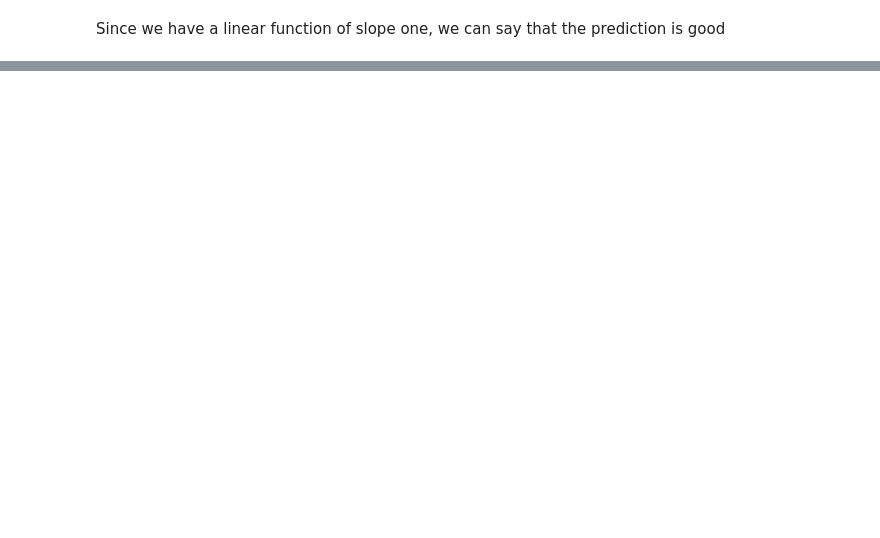
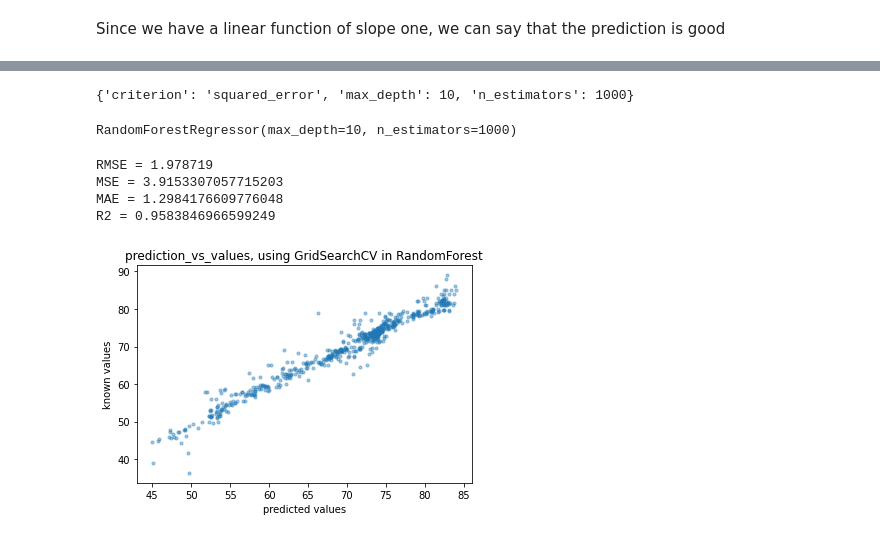
Before and after one commit to lautarogpavioni/Projects, a Jupyter notebook: Life expectancy/Prediction_life_expectancy.ipynb, the cells around one changed output, grey strips where cells are left out. Cells and saved outputs as stored; diff of their text form; code cells hidden in the pictures; blank space fills up the shorter version.

```diff
--- a/Life expectancy/Prediction_life_expectancy.ipynb
+++ b/Life expectancy/Prediction_life_expectancy.ipynb
@@ -318,0 +468,6 @@ Since we have a linear function of slope one, we can say that the prediction is
+# %%
+parameters_grid = {'max_depth': [3,6,10],
+                   'n_estimators': [100,500,1000],
+                   'criterion':['friedman_mse', 'squared_error', 'poisson', 'absolute_error']
+
+                }
@@ -318,0 +476,9 @@ Since we have a linear function of slope one, we can say that the prediction is
+# %%
+xgb_gridsearch = GridSearchCV( estimator= model_rf,
+                              param_grid= parameters_grid,
+                              scoring = 'neg_mean_squared_error',
+                              cv = 5,
+                              verbose = 5
+                              )
+# %%
+xgb_gridsearch.fit(x_train, y_train)
@@ -318,0 +499,29 @@ Since we have a linear function of slope one, we can say that the prediction is
+# %%
+xgb_gridsearch.best_params_
+# %% [output]
+{'criterion': 'squared_error', 'max_depth': 10, 'n_estimators': 1000}
+# %%
+xgb_gridsearch.best_estimator_
+# %% [output]
+RandomForestRegressor(max_depth=10, n_estimators=1000)
+# %%
+y_predict = xgb_gridsearch.predict(x_test)
+# %%
+RMSE= float(format(np.sqrt(mean_squared_error(y_test,y_predict)),'3f'))
+MSE= mean_squared_error(y_test,y_predict)
+MAE= mean_absolute_error(y_test,y_predict)
+r2=r2_score(y_test,y_predict)
+print('RMSE =',RMSE, '\nMSE =',MSE, '\nMAE =',MAE, '\nR2 =', r2)
+# %% [output]
+RMSE = 1.978719
+MSE = 3.9153307057715203
+MAE = 1.2984176609776048
+R2 = 0.9583846966599249
+# %%
+plt.scatter(y_predict,y_test, alpha=0.4, s=10)
+plt.xlabel('predicted values')
+plt.ylabel('known values')
+plt.title("prediction_vs_values, using GridSearchCV in RandomForest")
+plt.show()
+# %% [output]
+[figure, added]
```
Also changed, not shown: parts of 40 cells of this notebook, 1 other file.
